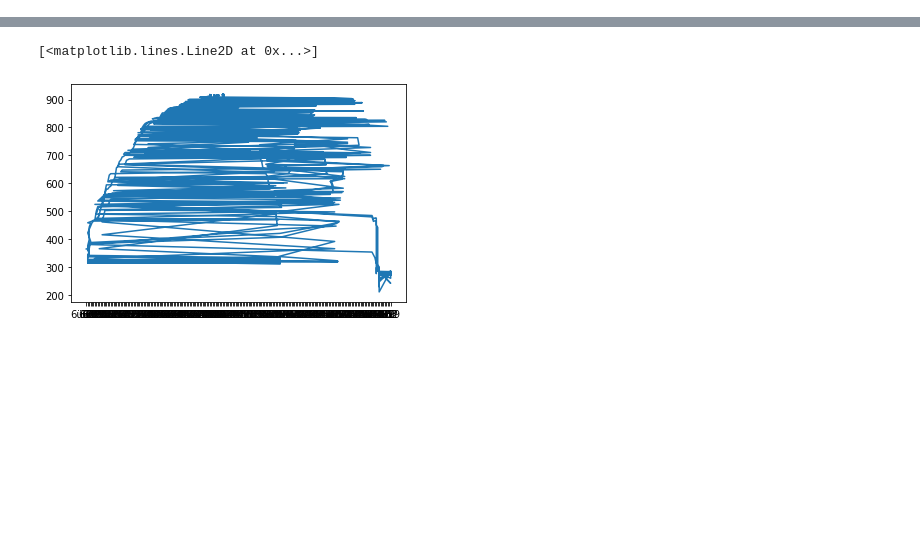
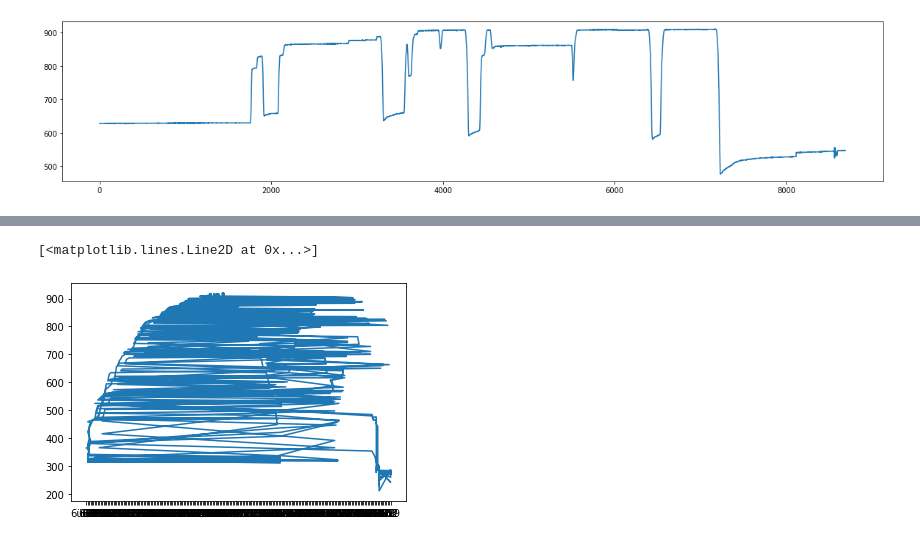
Before and after one commit to Jenirethvanessa/robotic_end-effector, a Jupyter notebook: experiment_1_results.ipynb, the cells around one changed output, grey strips where cells are left out. Cells and saved outputs as stored; diff of their text form; code cells hidden in the pictures; blank space fills up the shorter version.

```diff
--- a/experiment_1_results.ipynb
+++ b/experiment_1_results.ipynb
@@ -12,3 +12,9 @@ subject001_experiment2_2 = pd.read_csv("arduino_person_001_exp_2_trial_2.csv", e
 subject002_experiment1_1 = pd.read_csv("arduino_person_002_exp_1_trial_1.csv", encoding="latin", header=None, names=["position", "force"])
 subject002_experiment2_1 = pd.read_csv("arduino_person_002_exp_2_trial_1.csv", encoding="latin", header=None, names=["position", "force"])
 subject002_experiment2_2 = pd.read_csv("arduino_person_002_exp_2_trial_2.csv", encoding="latin", header=None, names=["position", "force"])
+# %%
+plt.figure(figsize=(20,4))
+plt.plot(subject001_experiment2_1.loc[:, "force"])
+plt.show()
+# %% [output]
+[figure, added]
```
Also changed, not shown: parts of 9 cells of this notebook, 1 other file.
